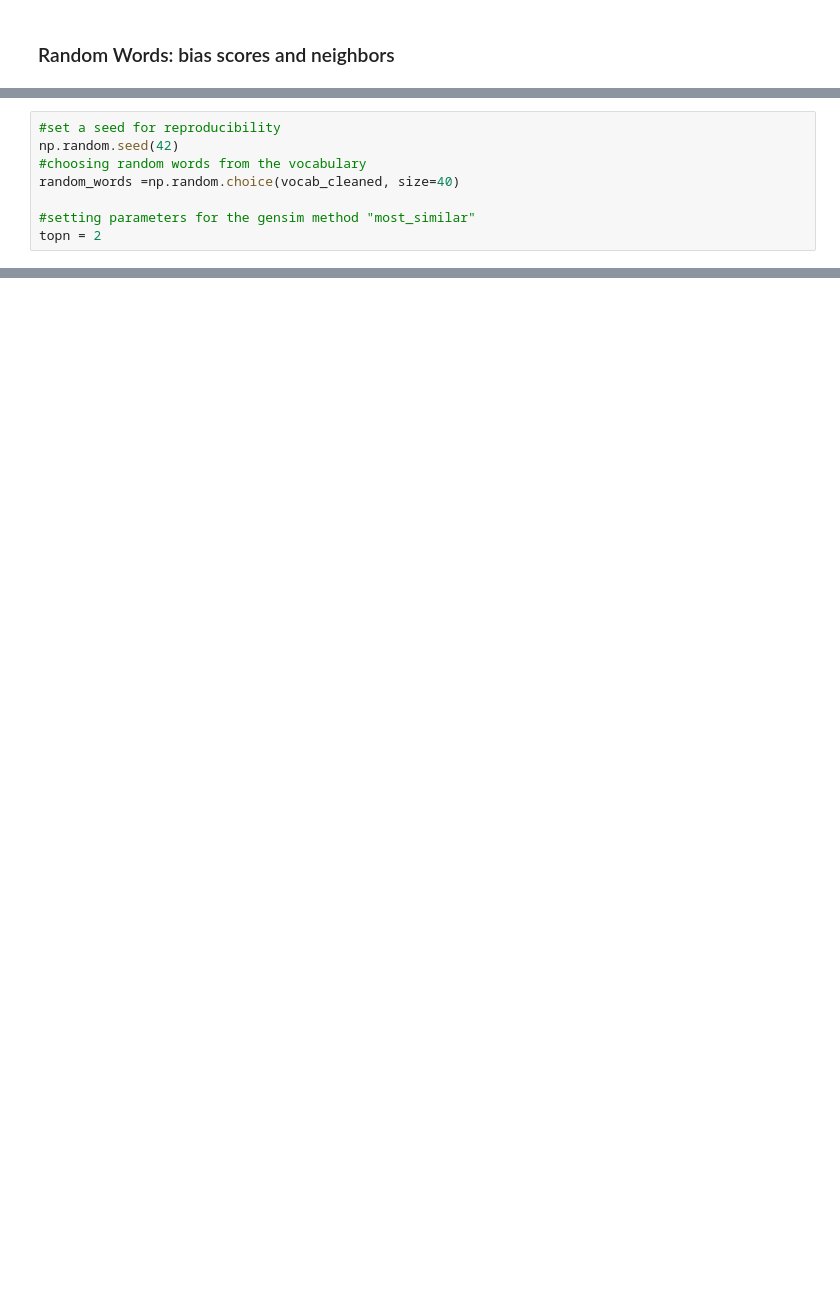
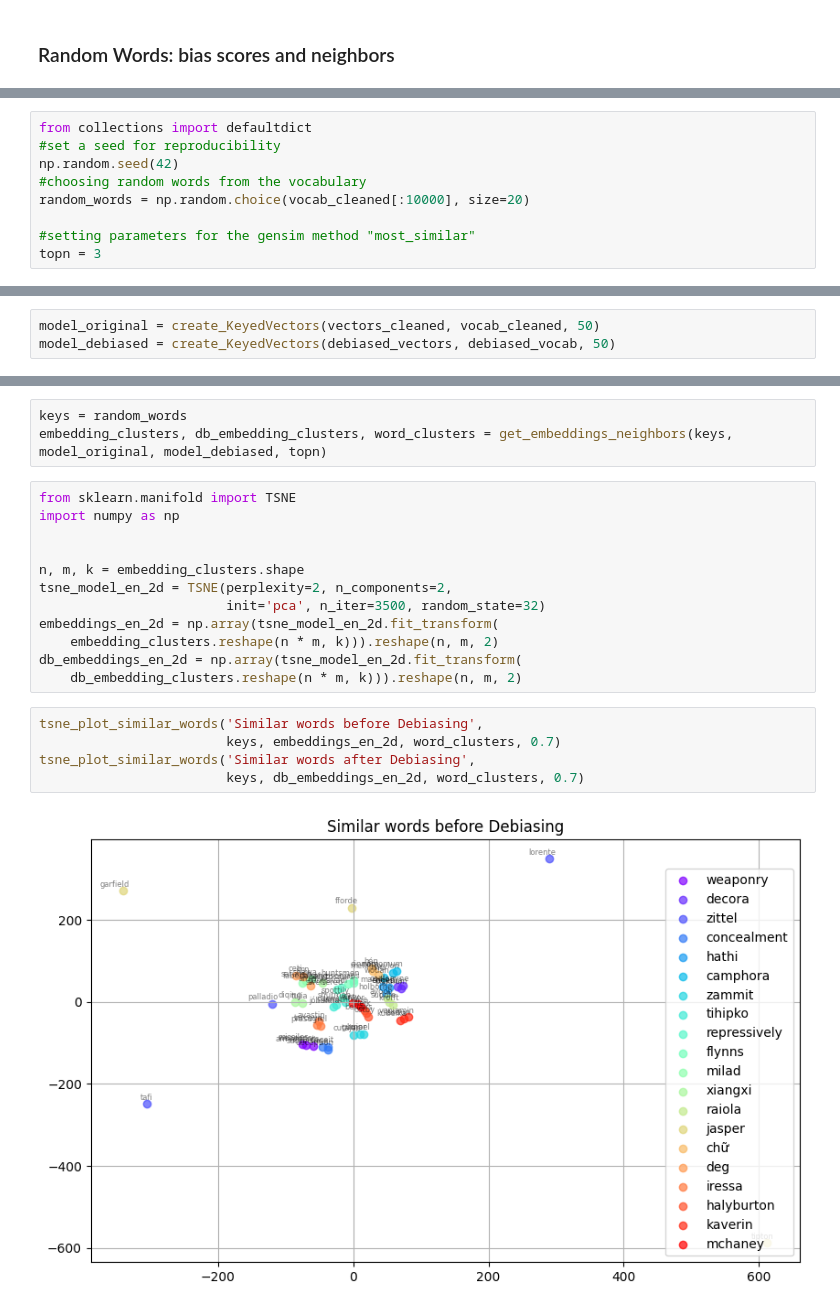
Before and after one commit to aduarte56/MT_DebiasingAlgorithms, a Jupyter notebook: RunningNotebook_HardDebias.ipynb, the cells around one changed output, grey strips where cells are left out. Cells and saved outputs as stored; diff of their text form; blank space fills up the shorter version.

Commit message:
Random neighbors evaluation

```diff
--- a/RunningNotebook_HardDebias.ipynb
+++ b/RunningNotebook_HardDebias.ipynb
@@ -230,11 +251,12 @@ from collections import defaultdict
 # %%
+from collections import defaultdict
 #set a seed for reproducibility
 np.random.seed(42)
 #choosing random words from the vocabulary
-random_words =np.random.choice(vocab_cleaned, size=40)
+random_words = np.random.choice(vocab_cleaned[:10000], size=20)
 
 #setting parameters for the gensim method "most_similar"
-topn = 2
+topn = 3
 # %%
 random_words
 # %% [output]
@@ -253 +275,4 @@ random_words[0]
+# %%
+model_original = create_KeyedVectors(vectors_cleaned, vocab_cleaned, 50)
+model_debiased = create_KeyedVectors(debiased_vectors, debiased_vocab, 50)
 # %%
@@ -358,0 +303,22 @@ w: nursery
+# %%
+keys = random_words
+embedding_clusters, db_embedding_clusters, word_clusters = get_embeddings_neighbors(keys, model_original, model_debiased, topn)
+# %%
+from sklearn.manifold import TSNE
+import numpy as np
+
+
+n, m, k = embedding_clusters.shape
+tsne_model_en_2d = TSNE(perplexity=2, n_components=2,
+                        init='pca', n_iter=3500, random_state=32)
+embeddings_en_2d = np.array(tsne_model_en_2d.fit_transform(
+    embedding_clusters.reshape(n * m, k))).reshape(n, m, 2)
+db_embeddings_en_2d = np.array(tsne_model_en_2d.fit_transform(
+    db_embedding_clusters.reshape(n * m, k))).reshape(n, m, 2)
+# %%
+tsne_plot_similar_words('Similar words before Debiasing',
+                        keys, embeddings_en_2d, word_clusters, 0.7)
+tsne_plot_similar_words('Similar words after Debiasing',
+                        keys, db_embeddings_en_2d, word_clusters, 0.7)
+# %% [output]
+[figure, added]
```
Also changed, not shown: parts of 33 cells of this notebook, 6 other files.
